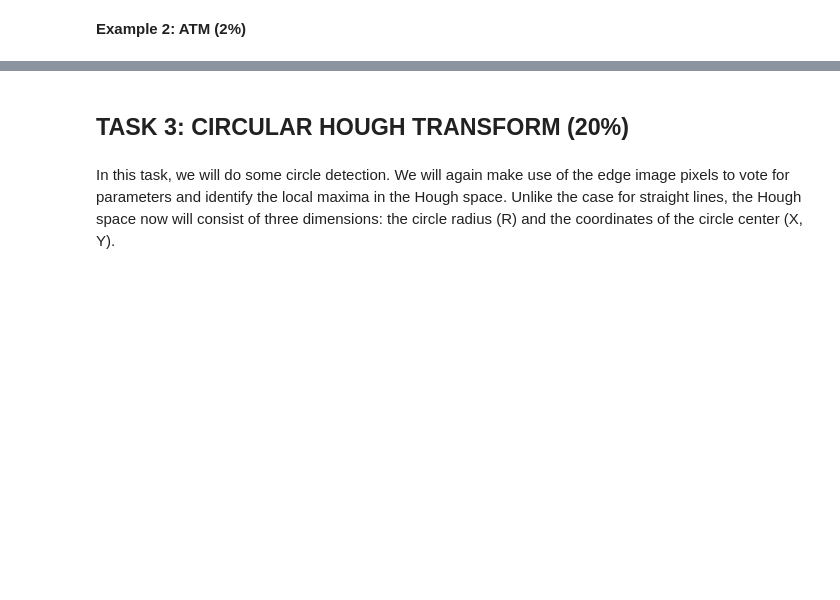
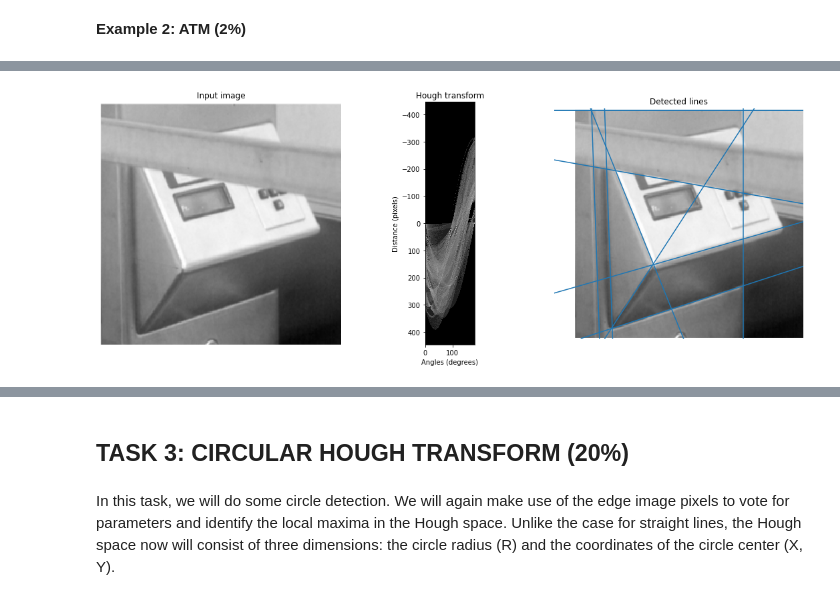
Before and after one commit to boundtotheearth/CS4243-Labs, a Jupyter notebook: lab2/lab2.ipynb, the cells around one changed output, grey strips where cells are left out. Drawn from its saved outputs; the diff is of its cells as text; code cells hidden in the pictures; blank space fills up the shorter version.

```diff
--- a/lab2/lab2.ipynb
+++ b/lab2/lab2.ipynb
@@ -211,7 +212,9 @@ atm_edge = edge_linking(weak_edges, strong_edges)
 # %%
 hspace, dists, thetas = hough_vote_lines(atm_edge)
-hs_maxima = find_peak_params(hspace, [dists,thetas],10,0.25)
+hs_maxima = find_peak_params(hspace, [dists,thetas],10,0.23)
 draw_lines(hspace, dists, thetas, hs_maxima, atm_file_path)
+# %% [output]
+[figure, added]
 # %% [markdown]
 Sample answer:
 
```
Also changed, not shown: parts of 6 cells of this notebook, 1 other file.
